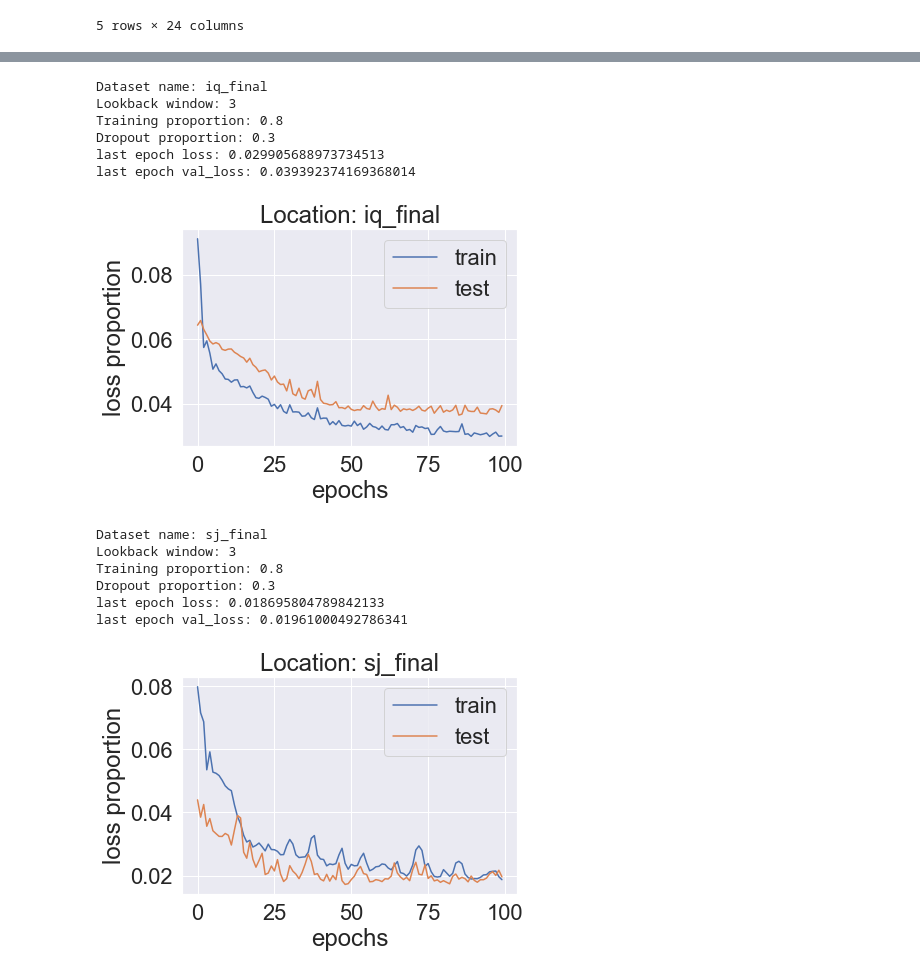
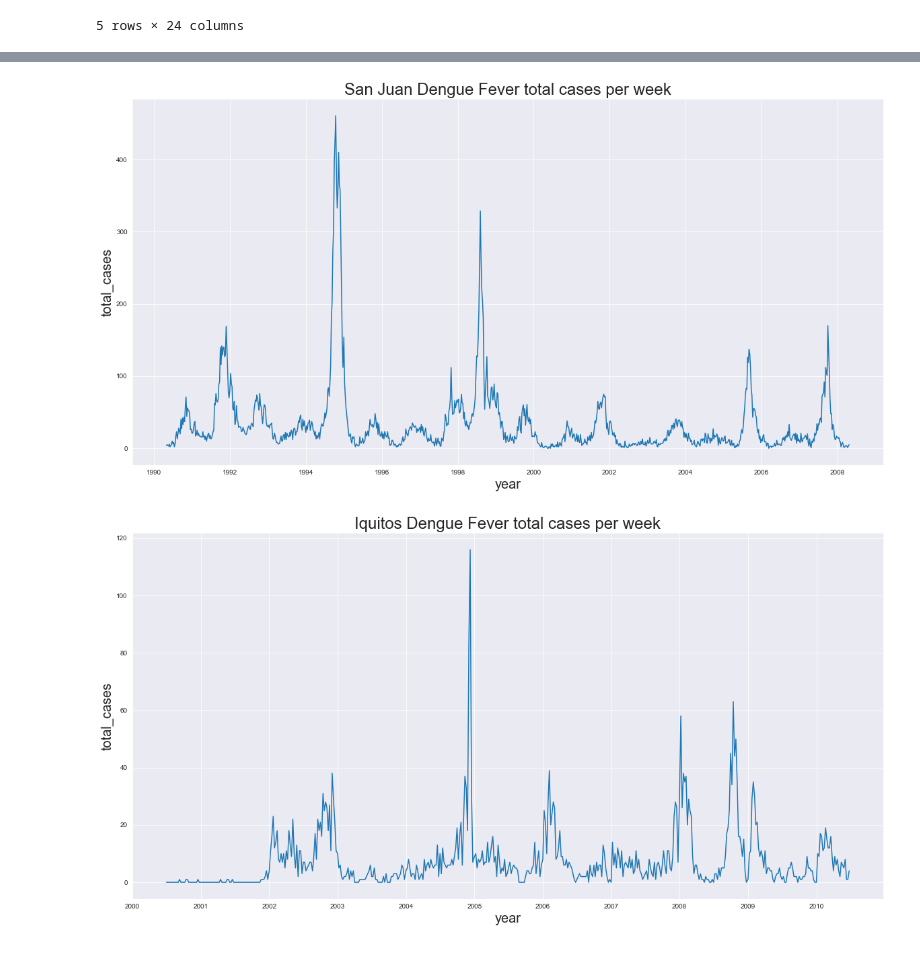
Before and after one commit to iEvidently/dsc-5-capstone-project-online-ds-pt-100118, a Jupyter notebook: dd_dengue_fever.ipynb, the cells around one changed output, grey strips where cells are left out. Cells and saved outputs as stored; diff of their text form; code cells hidden in the pictures.

```diff
--- a/dd_dengue_fever.ipynb
+++ b/dd_dengue_fever.ipynb
@@ -2074,23 +770,0 @@ def run_lstm(dataset_in, dataset_name_string, chart_title, start_col, end_col, l
-# %%
-# run_lstm(dataset_in, dataset_name_string, chart_title, start_col, end_col, lookback_periods, train_proportion,
-#          dropout_proportion, epoch_count)
-
-run_lstm(iq_final, "iq_final", "Iquitos, Peru", 1, 23, 3, .8, .3, 100)
-# %% [output]
-Dataset name: iq_final
-Lookback window: 3
-Training proportion: 0.8
-Dropout proportion: 0.3
-last epoch loss: 0.029905688973734513
-last epoch val_loss: 0.039392374169368014
-[figure, removed]
-# %%
-run_lstm(sj_final, 'sj_final', 'San Juan, Puerto Rico', 1, 23, 3, .8, .3, 100)
-# %% [output]
-Dataset name: sj_final
-Lookback window: 3
-Training proportion: 0.8
-Dropout proportion: 0.3
-last epoch loss: 0.018695804789842133
-last epoch val_loss: 0.01961000492786341
-[figure, removed]
@@ -2096,0 +775,25 @@ last epoch val_loss: 0.01961000492786341
+# %%
+# look at the history of cases in San Juan by year
+x = sj_final['week_start_date']
+y = sj_final['total_cases']
+plt.figure(figsize=(20,10))
+plt.plot(x,y)
+plt.xlabel('year', fontsize=20)
+plt.ylabel('total_cases', fontsize=20)
+plt.title('San Juan Dengue Fever total cases per week', fontsize=24)
+plt.show()
+
+print('\n')
+
+# look at the history of cases in Iquitos by year
+x = iq_final['week_start_date']
+y = iq_final['total_cases']
+plt.figure(figsize=(20,10))
+plt.plot(x,y)
+plt.xlabel('year', fontsize=20)
+plt.ylabel('total_cases', fontsize=20)
+plt.title('Iquitos Dengue Fever total cases per week', fontsize=24)
+plt.show()
+# %% [output]
+[figure, added]
+[figure, added]
```
Also changed, not shown: parts of 131 cells of this notebook.
